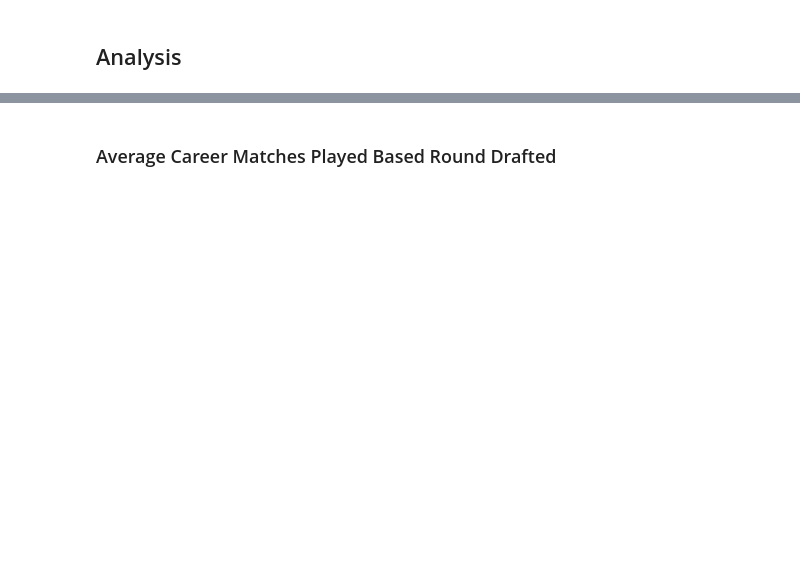
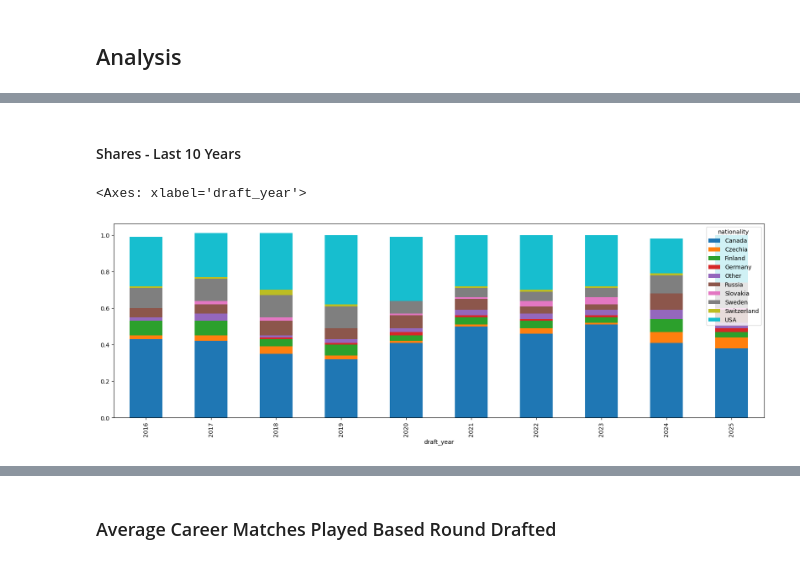
Before and after one commit to honzaz1234/elite, a Jupyter notebook: reports/drafts.ipynb, the cells around one changed output, grey strips where cells are left out. Cells and saved outputs as stored; diff of their text form; code cells hidden in the pictures; blank space fills up the shorter version.

```diff
--- a/reports/drafts.ipynb
+++ b/reports/drafts.ipynb
@@ -72,0 +117,7 @@ filter_draft = (player_stats_overall['draft_year'] >= 2005)&(player_stats_overal
+# %% [markdown]
+#### Shares - Last 10 Years
+# %%
+shares[shares["draft_year"] > 2015].set_index(['draft_year', 'nationality'])['share'].unstack(fill_value=0).plot(kind='bar', stacked=True, figsize=(20, 6))
+# %% [output]
+<Axes: xlabel='draft_year'>
+[figure, added]
```
Also changed, not shown: parts of 21 cells of this notebook.
